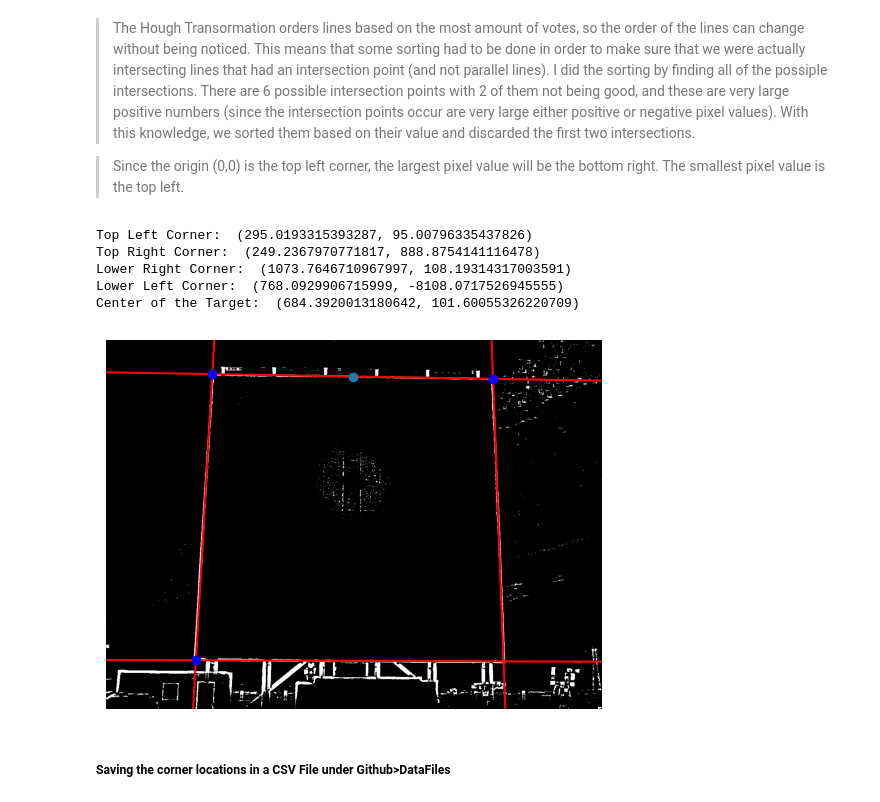
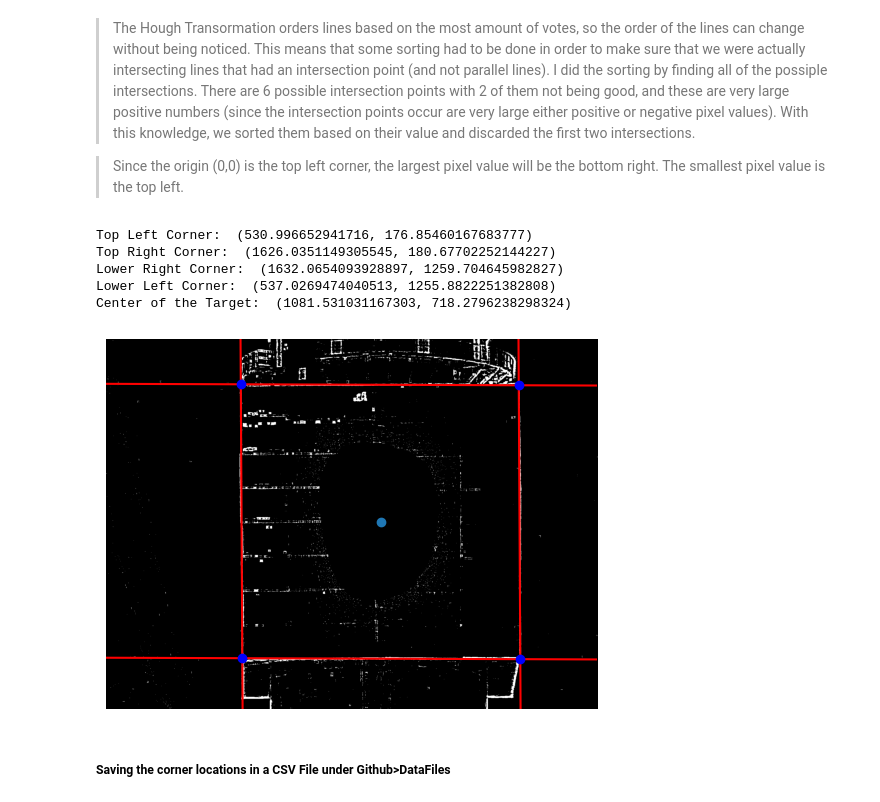
Before and after one commit to NREL/NREL-Beam-Characterization, a Jupyter notebook: NREL-BCS.ipynb, the cells around one changed output. Saved outputs shown, nothing was run; the diff lists cells and outputs as text; code cells hidden in the pictures.

```diff
--- a/NREL-BCS.ipynb
+++ b/NREL-BCS.ipynb
@@ -221,54 +235,90 @@ int_4 = intersector(slopes[1], y_ints[1], slopes[2], y_ints[2])
 int_5 = intersector(slopes[1], y_ints[1], slopes[3], y_ints[3])
 int_6 = intersector(slopes[2], y_ints[2], slopes[3], y_ints[3])
 
+# valid intersections should be those inside of the image
+def valid_intersections(ints_list, img_shape):
+  """
+  find valid intersections and organize them in a list
+  """
+  valid_ints = []
+  for i in ints_list:
+    if i[0] > 0 and i[0] < img_shape[1] and i[1] > 0 and i[1] < img_shape[0]:
+      valid_ints.append(i)
+
+  def organize_positions(positions):
+    # Sort by y-coordinate (top to bottom)
+    positions_sorted = sorted(positions, key=lambda pos: pos[1])
+
+    # Split into top and bottom halves
+    top_positions = positions_sorted[:2]
+    bottom_positions = positions_sorted[2:]
+
+    # Sort top positions by x-coordinate (left to right)
+    top_left = min(top_positions, key=lambda pos: pos[0])
+    top_right = max(top_positions, key=lambda pos: pos[0])
+
+    # Sort bottom positions by x-coordinate (left to right)
+    bottom_left = min(bottom_positions, key=lambda pos: pos[0])
+    bottom_right = max(bottom_positions, key=lambda pos: pos[0])
+
+    return [top_left, top_right, bottom_left, bottom_right]
+
+  return organize_positions(valid_ints)
+
+
 #sort intersections
 #There's always going to be two that don't work, these two are always going to be the first two since they are large positive numbers
 def get_max(sub):
   return max(sub)
 
 test_list = [int_1, int_2, int_3, int_4, int_5, int_6]
-test_list.sort(key = get_max, reverse = True)
+# test_list.sort(key = get_max, reverse = True)
 #print("Sorted Tuples: " + str(test_list))
 
-int_TL =  test_list[5]
-int_TR =  test_list[3]
-int_LL = test_list[4]
-int_LR = test_list[2]
+sorted_ints = valid_intersections(test_list, bin_img.shape)
+int_TL = sorted_ints[0]
+int_TR = sorted_ints[1]
+int_LR = sorted_ints[3]
+int_LL = sorted_ints[2]
+# int_TL =  test_list[5]
+# int_TR =  test_list[3]
+# int_LL = test_list[4]
+# int_LR = test_list[2]
 
 print("Top Left Corner: ", int_TL)
 print("Top Right Corner: ", int_TR)
 print("Lower Right Corner: ",int_LR)
 print("Lower Left Corner: ",int_LL)
 
 corners = [(int_TL),(int_TR), (int_LR), (int_LL)]
 x_val = [x[0] for x in corners]
 y_val = [x[1] for x in corners]
 plt.plot(x_val,y_val, 'bo')
 
 #finding the center of the target given the coordinates of the edges
 x_midpt = 0.5*(int_TL[0]+int_LR[0])
 y_midpt = 0.5*(int_TL[1] + int_LR[1])
 plt.plot(x_midpt,y_midpt, "o")
 target_mid = (x_midpt, y_midpt)
 print("Center of the Target: ",target_mid)
 
 
 #finding pixels across target
 Px = 0.5*(abs(int_TL[0] - int_TR[0]) + abs(int_LL[0] - int_LR[0]))
 Py = 0.5*(abs(int_TL[1] - int_LL[1]) + abs(int_TR[1] - int_LR[1]))
 
 
 plt.axis('off')
 #plt.title("Detected Lines")
 #plt.savefig('/content/drive/MyDrive/NREL/ProcessedIms/DetectedEdges/CrescentDunes/' + "Image" + str(fileNum) + 'Detected', dpi = 300, bbox_inches='tight', pad_inches=0)
 plt.show()
 # %% [output]
-Top Left Corner:  (295.0193315393287, 95.00796335437826)
-Top Right Corner:  (249.2367970771817, 888.8754141116478)
-Lower Right Corner:  (1073.7646710967997, 108.19314317003591)
-Lower Left Corner:  (768.0929906715999, -8108.0717526945555)
-Center of the Target:  (684.3920013180642, 101.60055326220709)
+Top Left Corner:  (530.996652941716, 176.85460167683777)
+Top Right Corner:  (1626.0351149305545, 180.67702252144227)
+Lower Right Corner:  (1632.0654093928897, 1259.704645982827)
+Lower Left Corner:  (537.0269474040513, 1255.8822251382808)
+Center of the Target:  (1081.531031167303, 718.2796238298324)
-[figure, old version]
+[figure, new version]
 # %% [markdown]
 ##### Saving the corner locations in a CSV File under Github>DataFiles
 # %%
```
Also changed, not shown: parts of 9 cells of this notebook.
